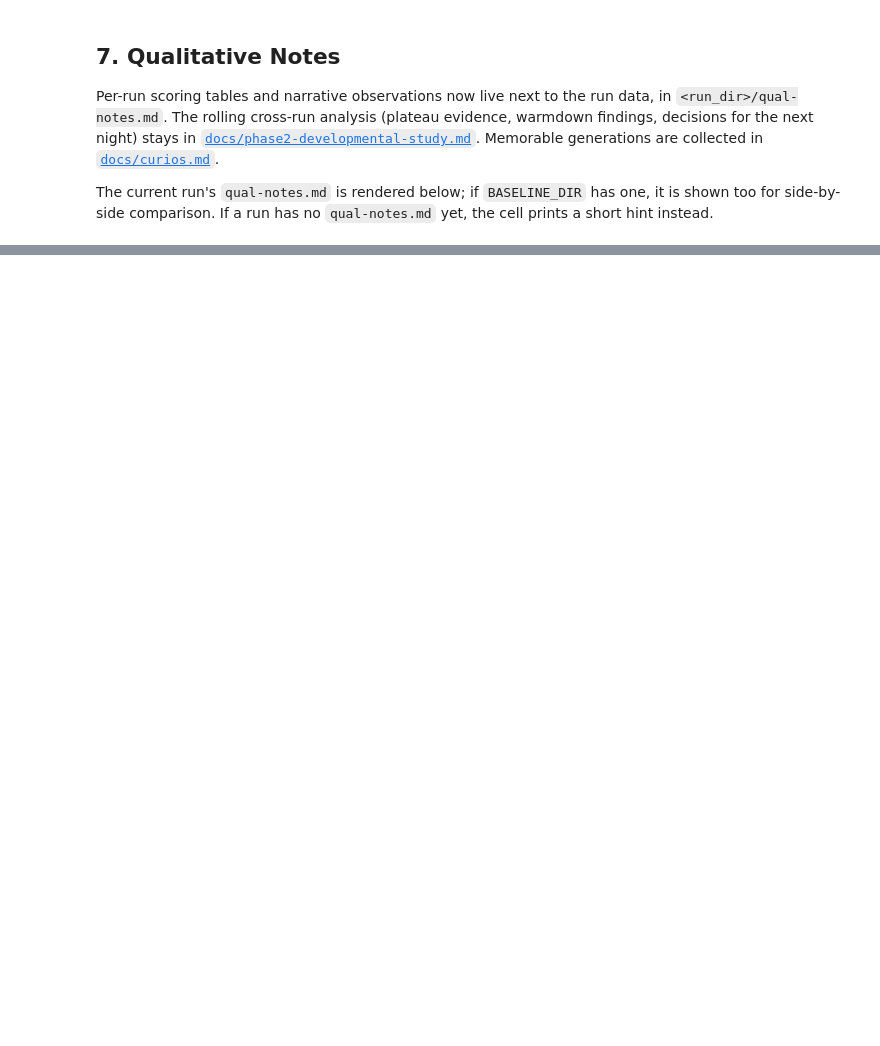
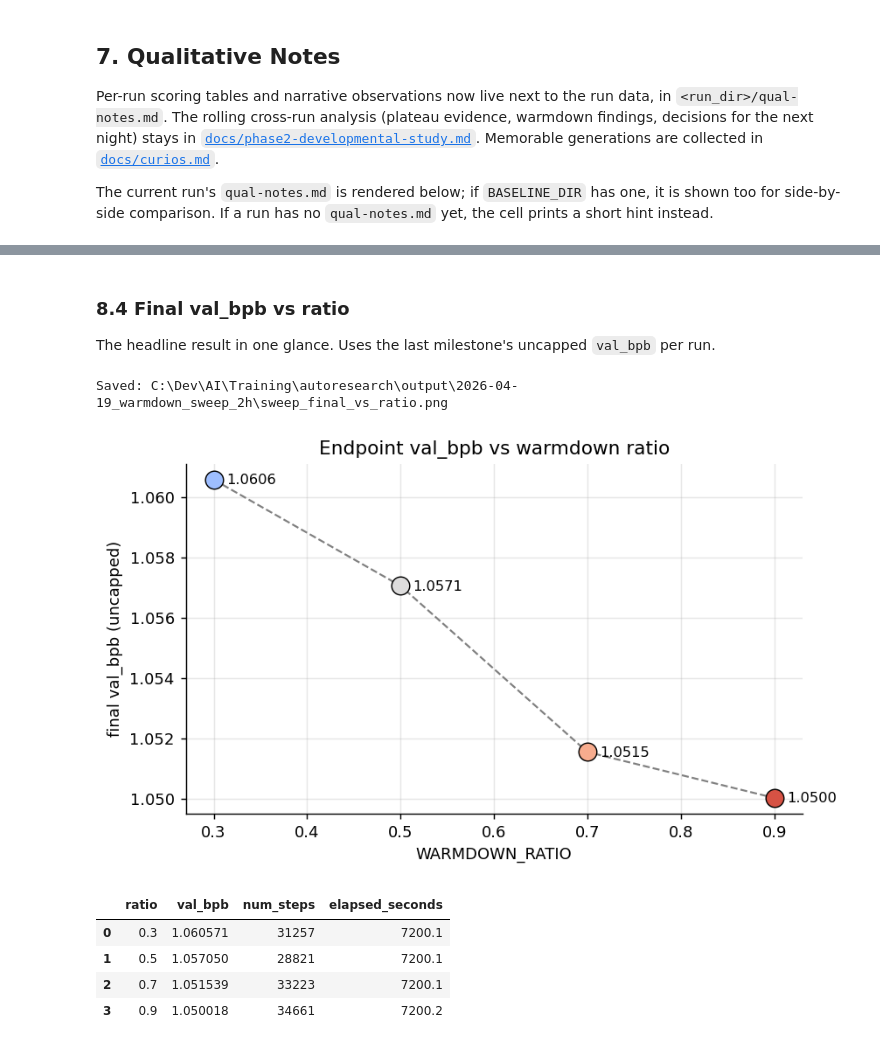
Before and after one commit to ElizaZadura/autoresearch-ez, a Jupyter notebook: development.ipynb, the cells around one changed output, grey strips where cells are left out. Cells and saved outputs as stored; diff of their text form; code cells hidden in the pictures; blank space fills up the shorter version.

```diff
--- a/development.ipynb
+++ b/development.ipynb
@@ -977,0 +1216,65 @@ _No `qual-notes.md` in `2026-04-17_phase2_baseline` yet._
+# %% [markdown]
+### 8.4 Final val_bpb vs ratio
+
+The headline result in one glance. Uses the last milestone's uncapped `val_bpb` per run.
+# %%
+if sweep_df.empty:
+    print("Skipping 8.4: no sweep data.")
+else:
+    ms_df = sweep_df[sweep_df["source"] == "milestone"].copy()
+    final = (
+        ms_df.sort_values(["run_label", "elapsed_seconds"])
+        .groupby("run_label")
+        .tail(1)
+        .sort_values("ratio")
+    )
+
+    fig, ax = plt.subplots(figsize=(7, 4))
+    ax.plot(
+        final["ratio"],
+        final["val_bpb"],
+        color="gray",
+        linestyle="--",
+        linewidth=1.2,
+        zorder=3,
+    )
+    for _, row in final.iterrows():
+        ax.scatter(
+            row["ratio"],
+            row["val_bpb"],
+            color=_ratio_color(row["ratio"]),
+            s=130,
+            edgecolor="black",
+            linewidth=0.8,
+            zorder=5,
+        )
+        ax.annotate(
+            f"{row['val_bpb']:.4f}",
+            (row["ratio"], row["val_bpb"]),
+            textcoords="offset points",
+            xytext=(8, -3),
+            fontsize=9,
+        )
+
+    ax.set_xlabel("WARMDOWN_RATIO")
+    ax.set_ylabel("final val_bpb (uncapped)")
+    ax.set_title("Endpoint val_bpb vs warmdown ratio")
+    ax.grid(True, alpha=0.3)
+    if SWEEP_PARENT is not None:
+        plt.savefig(SWEEP_PARENT / "sweep_final_vs_ratio.png", bbox_inches="tight")
+        print(f"Saved: {SWEEP_PARENT / 'sweep_final_vs_ratio.png'}")
+    plt.show()
+
+    display(
+        final[["ratio", "val_bpb", "num_steps", "elapsed_seconds"]].reset_index(
+            drop=True
+        )
+    )
+# %% [output]
+Saved: C:\Dev\AI\Training\autoresearch\output\2026-04-19_warmdown_sweep_2h\sweep_final_vs_ratio.png
+[figure, added]
+|  | ratio | val_bpb | num_steps | elapsed_seconds |
+| 0 | 0.3 | 1.060571 | 31257 | 7200.1 |
+| 1 | 0.5 | 1.057050 | 28821 | 7200.1 |
+| 2 | 0.7 | 1.051539 | 33223 | 7200.1 |
+| 3 | 0.9 | 1.050018 | 34661 | 7200.2 |
```
Also changed, not shown: parts of 22 cells of this notebook, 4 other files.
